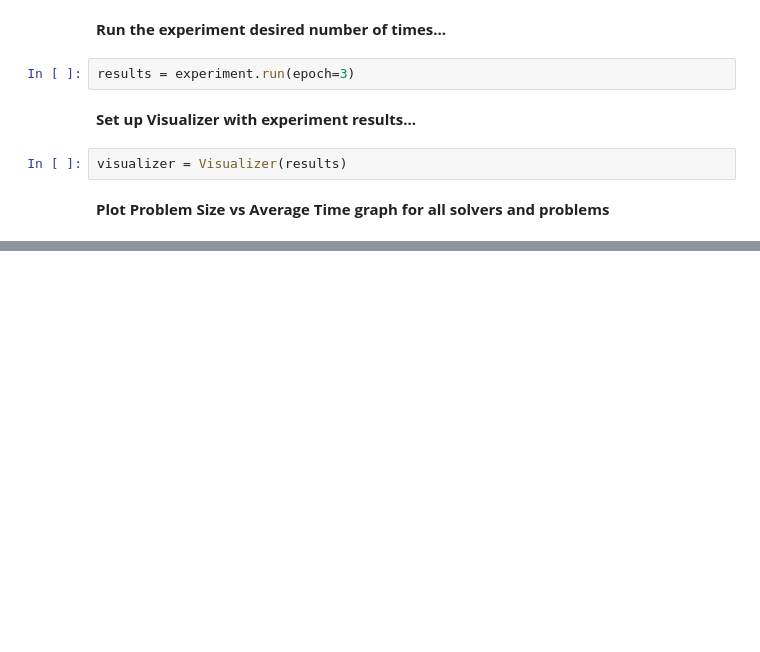
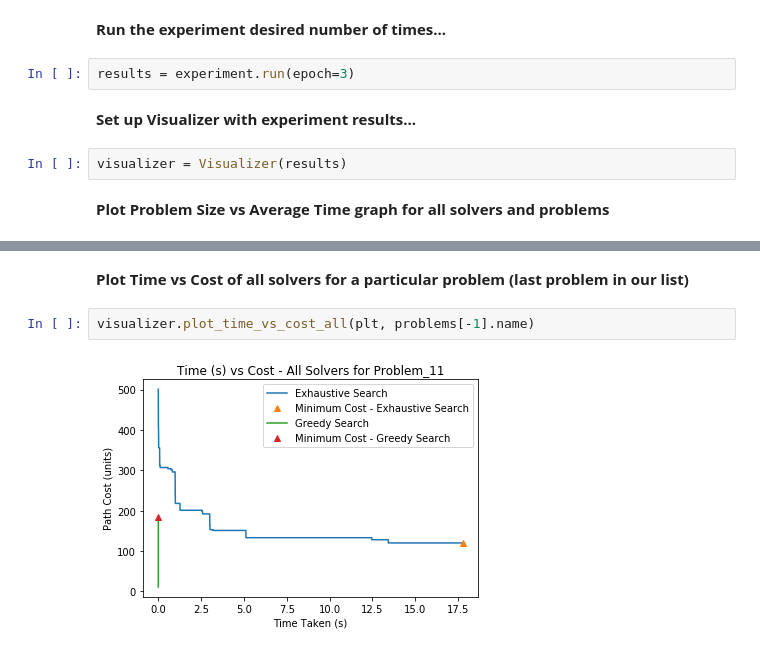
Before and after one commit to rithinch/pytspsolver, a Jupyter notebook: examples/Adding Multiple Solvers and Problems.ipynb, the cells around one changed output, grey strips where cells are left out. Cells and saved outputs as stored; diff of their text form; blank space fills up the shorter version.

```diff
--- a/examples/Adding Multiple Solvers and Problems.ipynb
+++ b/examples/Adding Multiple Solvers and Problems.ipynb
@@ -39,0 +38,6 @@ plt.show()
+# %% [markdown]
+**Plot Time vs Cost of all solvers for a particular problem (last problem in our list)**
+# %%
+visualizer.plot_time_vs_cost_all(plt, problems[-1].name)
+# %% [output]
+[figure, added]
```
Also changed, not shown: parts of 1 cell of this notebook, 2 other files.
